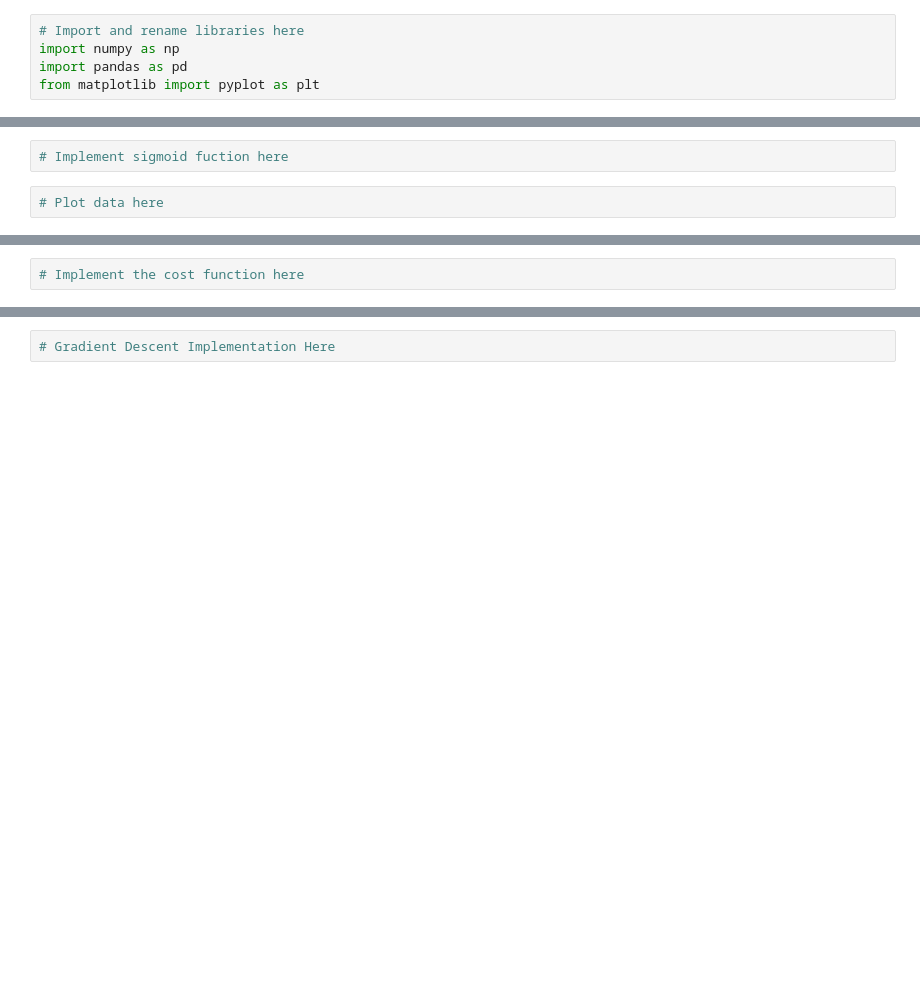
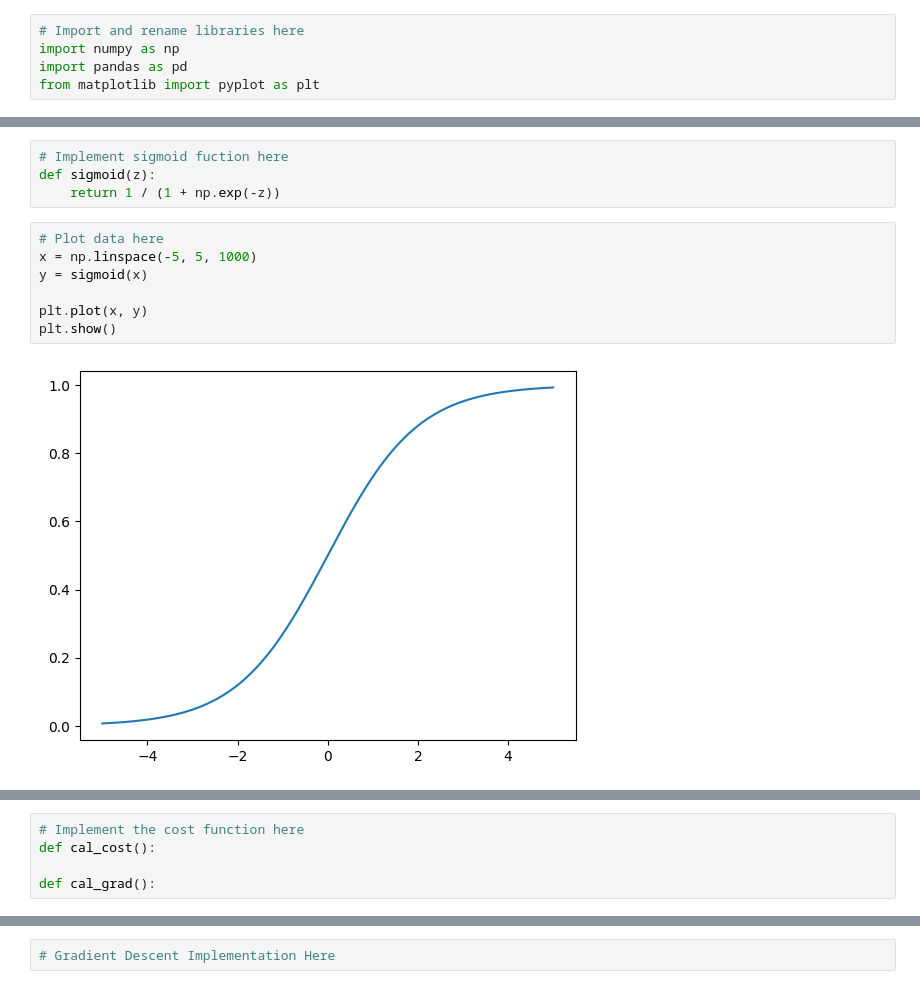
Before and after one commit to david-winfield2000/AI-Homework-2, a Jupyter notebook: Homework_02.ipynb, the cells around one changed output, grey strips where cells are left out. Cells and saved outputs as stored; diff of their text form; blank space fills up the shorter version.

```diff
--- a/Homework_02.ipynb
+++ b/Homework_02.ipynb
@@ -79,8 +90,17 @@ $g(z) = \frac{1}{1+e^{-z}}$.
 ![](https://drive.google.com/uc?export=view&id=18j5oHdw78uVm2WwHsdIb4hwhpXDxR37S)
 # %%
 # Implement sigmoid fuction here
+def sigmoid(z):
+    return 1 / (1 + np.exp(-z))
-# %%
-# Plot data here
+# %%
+# Plot data here
+x = np.linspace(-5, 5, 1000)
+y = sigmoid(x)
+
+plt.plot(x, y)
+plt.show()
+# %% [output]
+[figure, added]
 # %% [markdown]
 ### 1.4 - Cost function and gradient ##
 
@@ -128,6 +148,9 @@ Implement the cross entropy cost function and its gradient for logistic regressi
     Gradient at inital theta : [-0.1        -10.91242026 -11.73652937]
 # %%
 # Implement the cost function here
+def cal_cost():
+
+def cal_grad():
 # %% [markdown]
 ## 1.5 Train parameters with Gradient Descent ##
 
```
Also changed, not shown: parts of 1 cell of this notebook, 1 other file.
